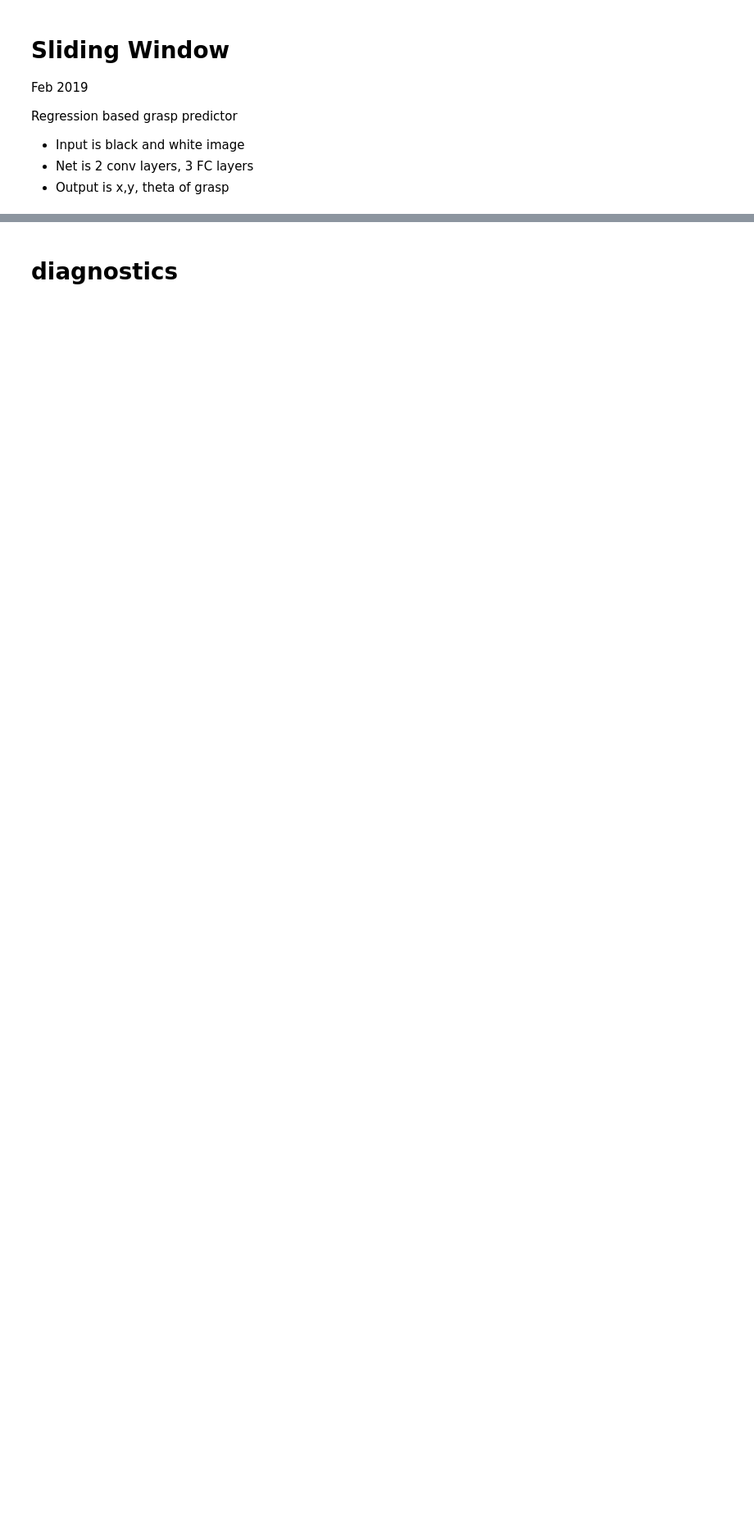
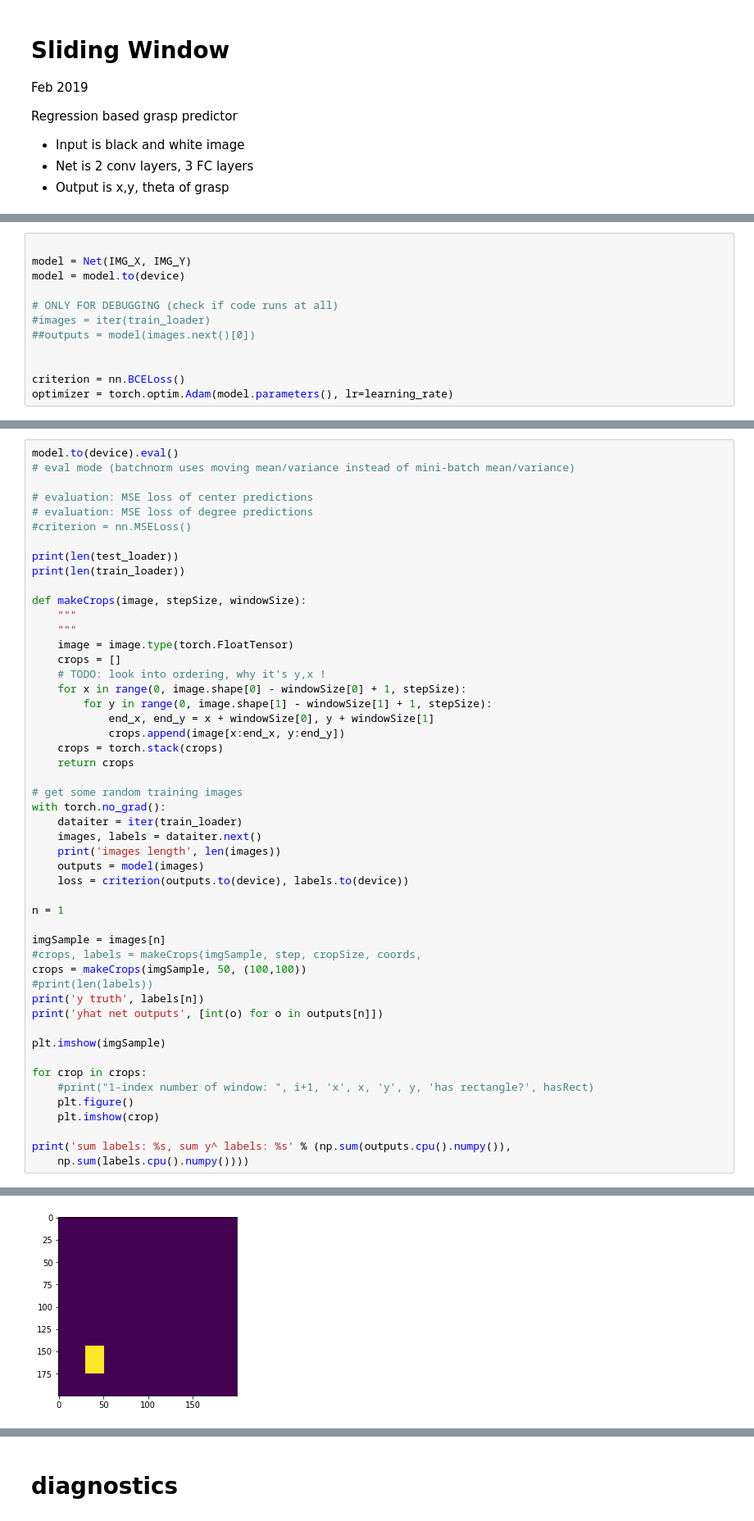
Before and after one commit to nouyang/platt2018, a Jupyter notebook: rcnn_depth/Sliding Window.ipynb, the cells around one changed output, grey strips where cells are left out. Shown at 82% size. Saved outputs shown, nothing was run; the diff lists cells and outputs as text; blank space fills up the shorter version.

```diff
--- a/rcnn_depth/Sliding Window.ipynb
+++ b/rcnn_depth/Sliding Window.ipynb
@@ -179,3 +274,15 @@ optimizer = torch.optim.Adam(model.parameters(), lr=learning_rate)
+# %%
+
+model = Net(IMG_X, IMG_Y)
+model = model.to(device)
+
+# ONLY FOR DEBUGGING (check if code runs at all)
+#images = iter(train_loader)
+##outputs = model(images.next()[0])
+
+
+criterion = nn.BCELoss()
+optimizer = torch.optim.Adam(model.parameters(), lr=learning_rate)
 # %%
 losses_list = []
 ct = 0
@@ -226,0 +342,51 @@ Epoch [50/50], Step [34/34], Loss: 3.9513
+# %%
+model.to(device).eval()
+# eval mode (batchnorm uses moving mean/variance instead of mini-batch mean/variance)
+
+# evaluation: MSE loss of center predictions
+# evaluation: MSE loss of degree predictions
+#criterion = nn.MSELoss()
+
+print(len(test_loader))
+print(len(train_loader))
+
+def makeCrops(image, stepSize, windowSize):
+    """
+    """
+    image = image.type(torch.FloatTensor)
+    crops = []
+    # TODO: look into ordering, why it's y,x !
+    for x in range(0, image.shape[0] - windowSize[0] + 1, stepSize):
+        for y in range(0, image.shape[1] - windowSize[1] + 1, stepSize):
+            end_x, end_y = x + windowSize[0], y + windowSize[1]
+            crops.append(image[x:end_x, y:end_y])
+    crops = torch.stack(crops)
+    return crops
+
+# get some random training images
+with torch.no_grad():
+    dataiter = iter(train_loader)
+    images, labels = dataiter.next()
+    print('images length', len(images))
+    outputs = model(images)
+    loss = criterion(outputs.to(device), labels.to(device))
+
+n = 1
+
+imgSample = images[n]
+#crops, labels = makeCrops(imgSample, step, cropSize, coords,
+crops = makeCrops(imgSample, 50, (100,100))
+#print(len(labels))
+print('y truth', labels[n])
+print('yhat net outputs', [int(o) for o in outputs[n]])
+
+plt.imshow(imgSample)
+
+for crop in crops:
+    #print("1-index number of window: ", i+1, 'x', x, 'y', y, 'has rectangle?', hasRect)
+    plt.figure()
+    plt.imshow(crop)
+
+print('sum labels: %s, sum y^ labels: %s' % (np.sum(outputs.cpu().numpy()),
+    np.sum(labels.cpu().numpy())))
+# %% [output]
@@ -226,0 +399 @@ Epoch [50/50], Step [34/34], Loss: 3.9513
+[figure, added]
```
Also changed, not shown: parts of 16 cells of this notebook, 3 other files.
